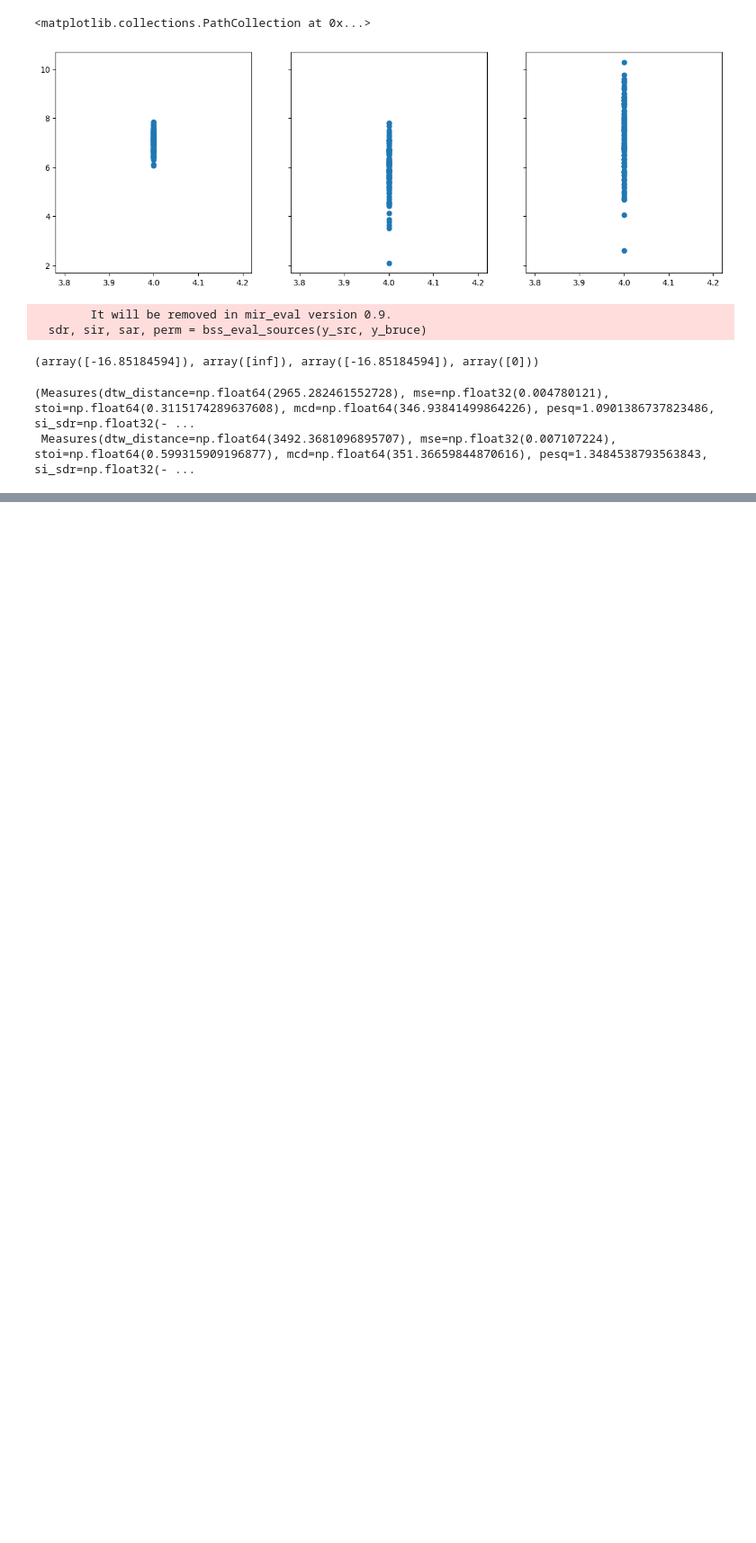
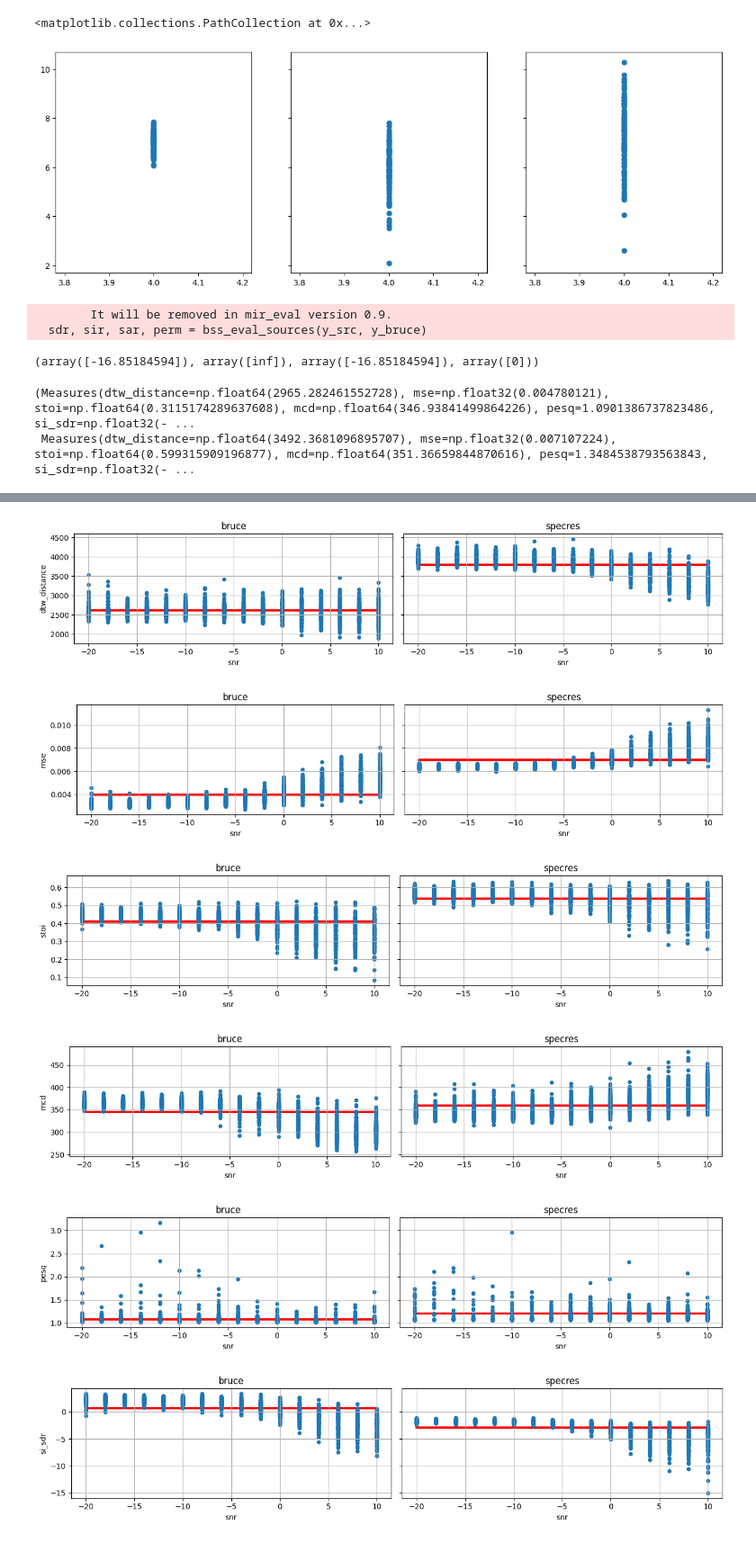
Before and after one commit to jacobdenobel/dinweb, a Jupyter notebook: scripts/compare_data.ipynb, the cells around one changed output, grey strips where cells are left out. Shown at 90% size. Saved outputs shown, nothing was run; the diff lists cells and outputs as text; code cells hidden in the pictures; blank space fills up the shorter version.

```diff
--- a/scripts/compare_data.ipynb
+++ b/scripts/compare_data.ipynb
@@ -254,0 +250,25 @@ snr+10
+# %%
+
+# "stoi",  # Range: 0.0 to 1.0, higher better
+# "mcd",   # Range dB, lower is better
+# "pesq",  # range 0 5, higher better
+# "si_sdr" # range -inf, 20 (dB), higher is better
+
+for measure in Measures._fields:
+    f, axes = plt.subplots(1, 2, figsize=(13, 3), sharey=True)
+    for ax, (label, group) in zip(axes, measures.groupby("source")):
+        group.plot(kind="scatter", x='snr', y=measure, ax=ax)
+        x = np.arange(-20, 11)
+        mask = np.isfinite(group[measure])
+        mean = np.mean(group[measure][mask])
+        ax.plot(x, np.ones(len(x)) * mean, color='red', linewidth=3, zorder=-3)
+        ax.grid()
+        ax.set_title(label)
+    plt.tight_layout()
+# %% [output]
+[figure, added]
+[figure, added]
+[figure, added]
+[figure, added]
+[figure, added]
+[figure, added]
```
Also changed, not shown: parts of 6 cells of this notebook, 2 other files.
